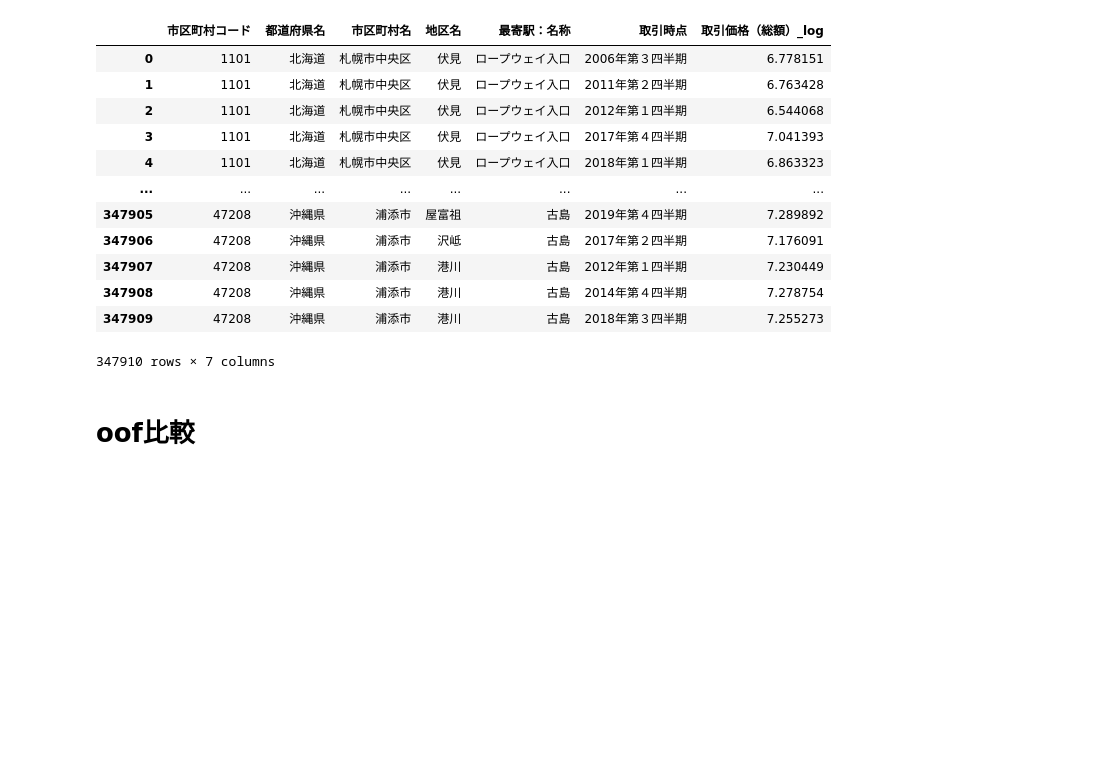
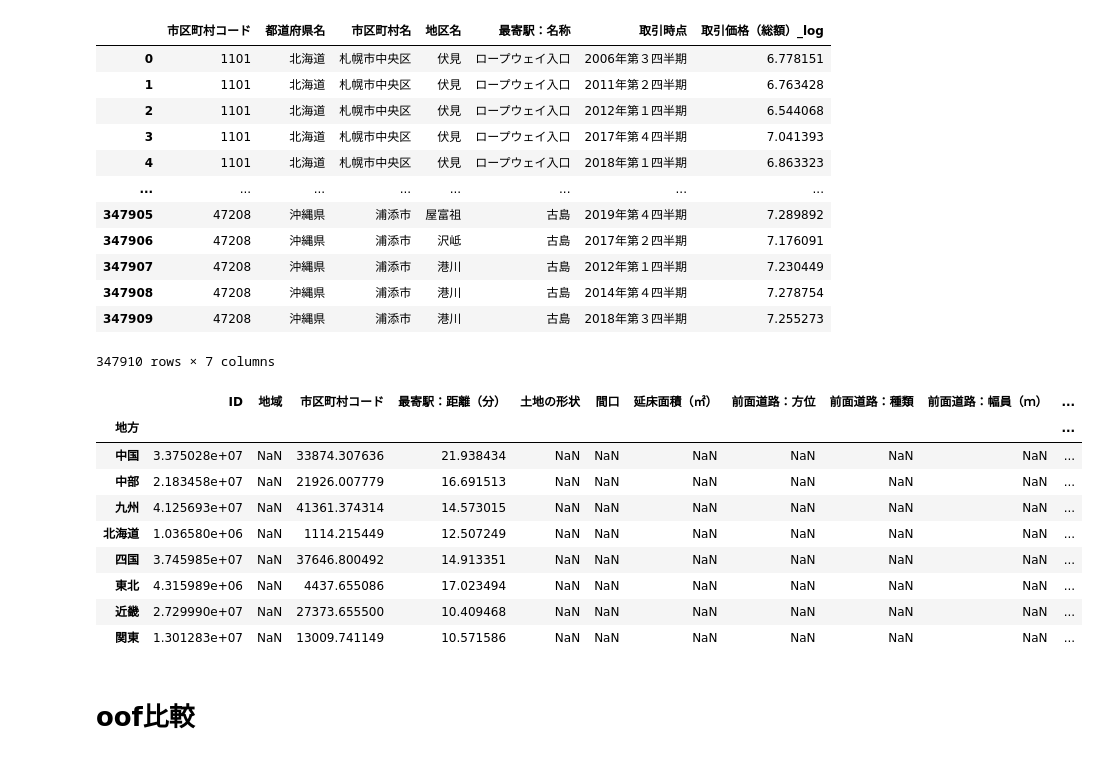
Before and after one commit to kfsky/2021-summer-second-hand-apartment-price-prediction, a Jupyter notebook: notebook/EDA.ipynb, the cells around one changed output. Cells and saved outputs as stored; diff of their text form; code cells hidden in the pictures; blank space fills up the shorter version.

```diff
--- a/notebook/EDA.ipynb
+++ b/notebook/EDA.ipynb
@@ -842,6 +898,19 @@ train_df.groupby(['市区町村コード',
 | 347908 | 47208 | 沖縄県 | 浦添市 | 港川 | 古島 | 2014年第４四半期 | 7.278754 |
 | 347909 | 47208 | 沖縄県 | 浦添市 | 港川 | 古島 | 2018年第３四半期 | 7.255273 |
 347910 rows × 7 columns
+# %%
+train_df.groupby("地方").mean()
+# %% [output]
+|  | ID | 地域 | 市区町村コード | 最寄駅：距離（分） | 土地の形状 | 間口 | 延床面積（㎡） | 前面道路：方位 | 前面道路：種類 | 前面道路：幅員（ｍ） | ... |
+| 地方 |  |  |  |  |  |  |  |  |  |  | ... |
+| 中国 | 3.375028e+07 | NaN | 33874.307636 | 21.938434 | NaN | NaN | NaN | NaN | NaN | NaN | ... |
+| 中部 | 2.183458e+07 | NaN | 21926.007779 | 16.691513 | NaN | NaN | NaN | NaN | NaN | NaN | ... |
+| 九州 | 4.125693e+07 | NaN | 41361.374314 | 14.573015 | NaN | NaN | NaN | NaN | NaN | NaN | ... |
+| 北海道 | 1.036580e+06 | NaN | 1114.215449 | 12.507249 | NaN | NaN | NaN | NaN | NaN | NaN | ... |
+| 四国 | 3.745985e+07 | NaN | 37646.800492 | 14.913351 | NaN | NaN | NaN | NaN | NaN | NaN | ... |
+| 東北 | 4.315989e+06 | NaN | 4437.655086 | 17.023494 | NaN | NaN | NaN | NaN | NaN | NaN | ... |
+| 近畿 | 2.729990e+07 | NaN | 27373.655500 | 10.409468 | NaN | NaN | NaN | NaN | NaN | NaN | ... |
+| 関東 | 1.301283e+07 | NaN | 13009.741149 | 10.571586 | NaN | NaN | NaN | NaN | NaN | NaN | ... |
 # %% [markdown]
 # oof比較
 # %%
```
Also changed, not shown: parts of 7 cells of this notebook, 1 other file.
